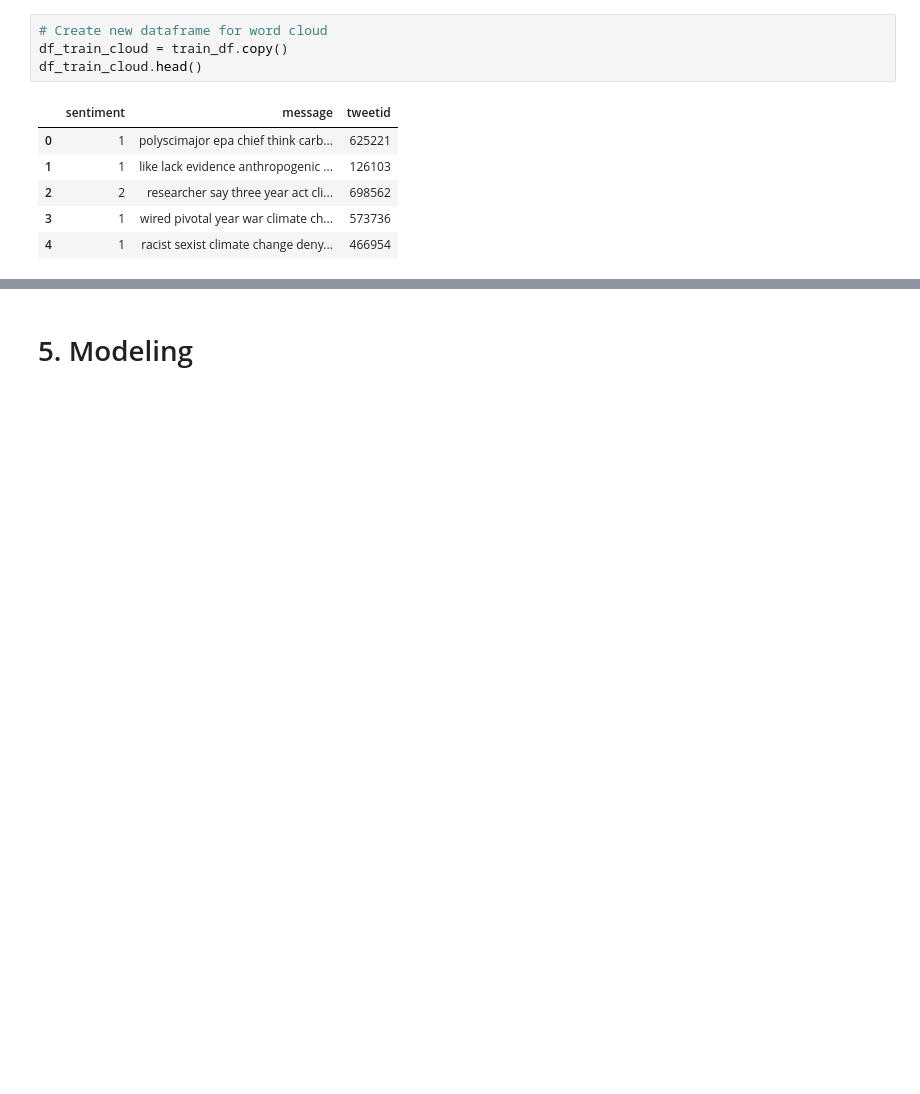
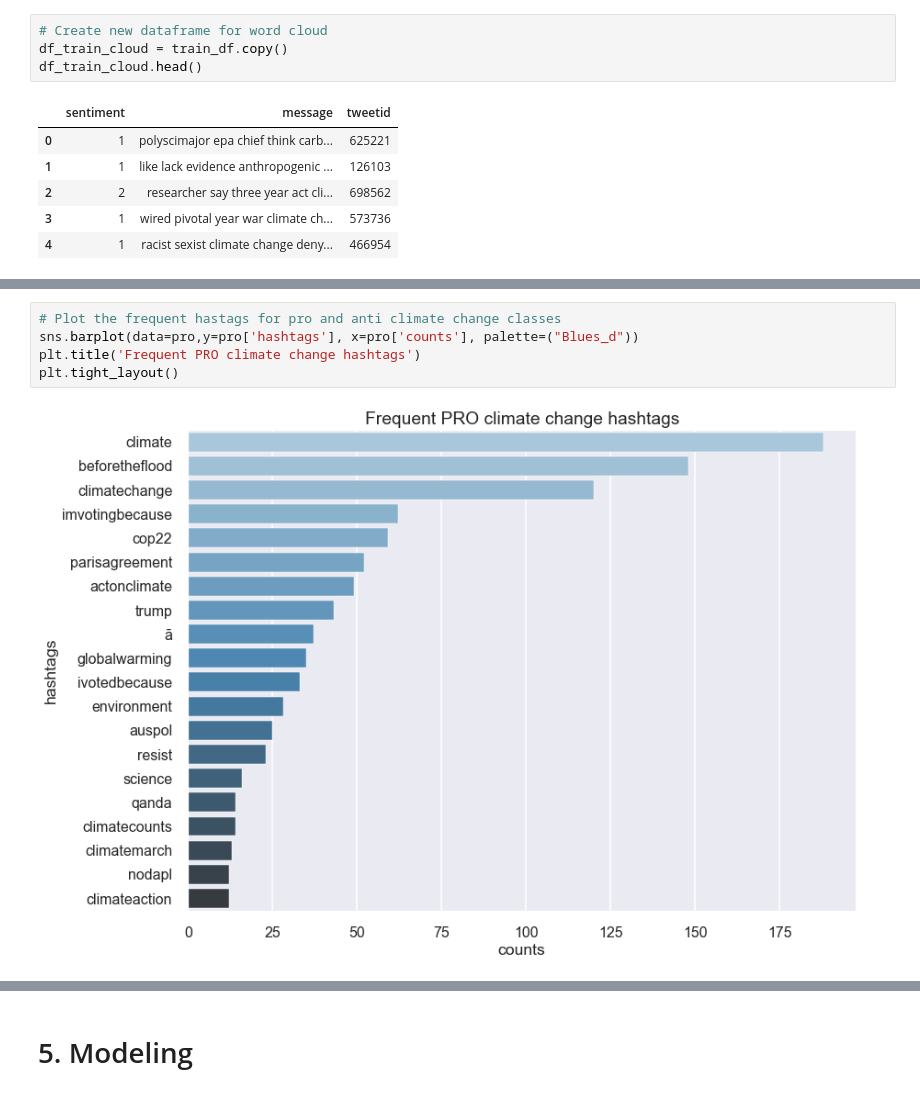
Before and after one commit to JayRolla/classification-predict-streamlit-template, a Jupyter notebook: Notebook.ipynb, the cells around one changed output, grey strips where cells are left out. Saved outputs shown, nothing was run; the diff lists cells and outputs as text; blank space fills up the shorter version.

Commit message:
Hashtag Frequency count Visualization added
Hashtag frequency count Visualizations added to the notebook

```diff
--- a/Notebook.ipynb
+++ b/Notebook.ipynb
@@ -520,0 +509,7 @@ ax[4].axis('off')
+# %%
+# Plot the frequent hastags for pro and anti climate change classes
+sns.barplot(data=pro,y=pro['hashtags'], x=pro['counts'], palette=("Blues_d"))
+plt.title('Frequent PRO climate change hashtags')
+plt.tight_layout()
+# %% [output]
+[figure, added]
```
Also changed, not shown: parts of 6 cells of this notebook.
